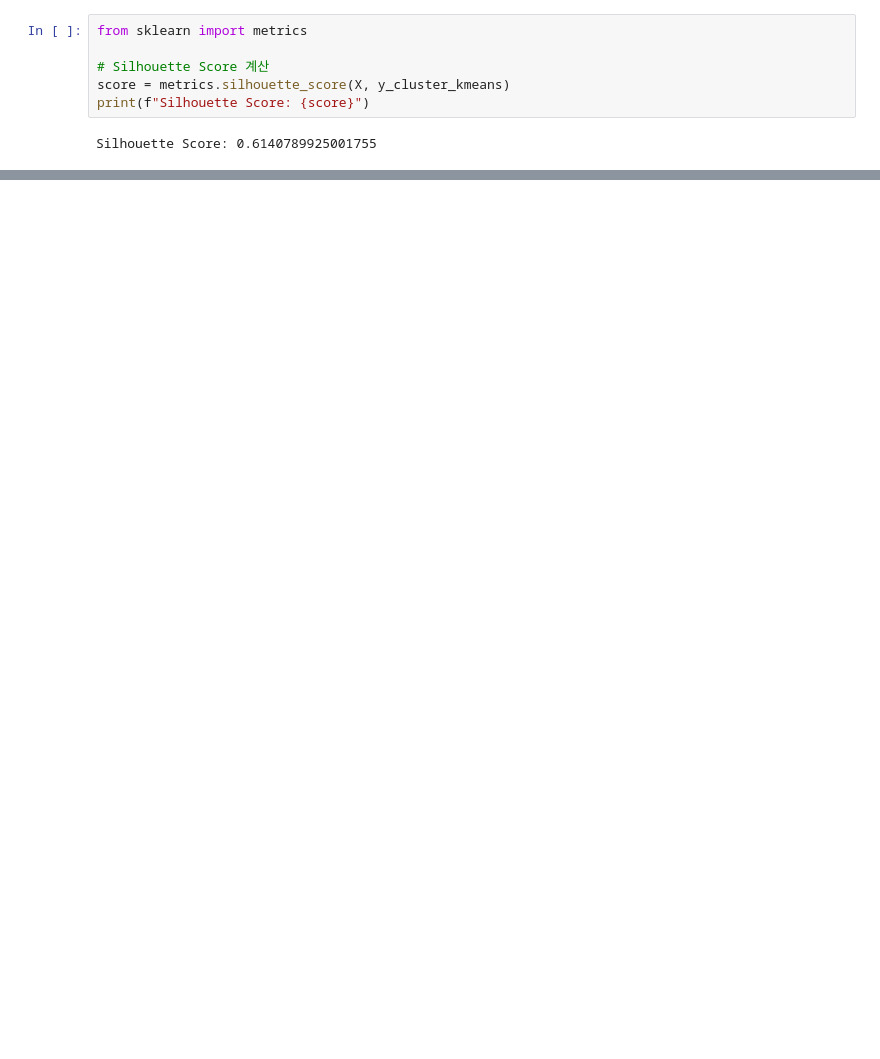
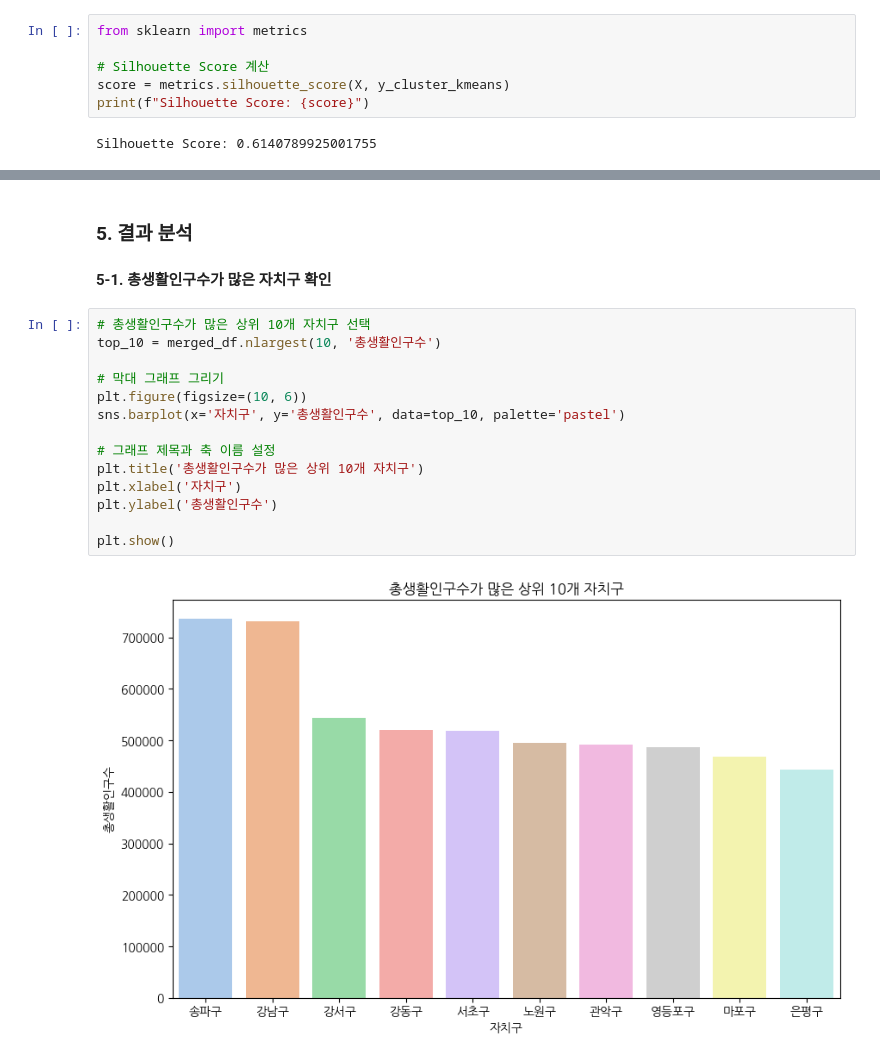
Before and after one commit to Konkuk-Univ-Glocal-Campus/ml202401-midterm-taehyunkim32, a Jupyter notebook: mlmidterm_taehyunkim32.ipynb, the cells around one changed output, grey strips where cells are left out. Cells and saved outputs as stored; diff of their text form; blank space fills up the shorter version.

```diff
--- a/mlmidterm_taehyunkim32.ipynb
+++ b/mlmidterm_taehyunkim32.ipynb
@@ -300,0 +320,19 @@ plt.show()
+# %% [markdown]
+### 5. 결과 분석
+#### 5-1. 총생활인구수가 많은 자치구 확인
+# %%
+# 총생활인구수가 많은 상위 10개 자치구 선택
+top_10 = merged_df.nlargest(10, '총생활인구수')
+
+# 막대 그래프 그리기
+plt.figure(figsize=(10, 6))
+sns.barplot(x='자치구', y='총생활인구수', data=top_10, palette='pastel')
+
+# 그래프 제목과 축 이름 설정
+plt.title('총생활인구수가 많은 상위 10개 자치구')
+plt.xlabel('자치구')
+plt.ylabel('총생활인구수')
+
+plt.show()
+# %% [output]
+[figure, added]
```
Also changed, not shown: parts of 22 cells of this notebook.
